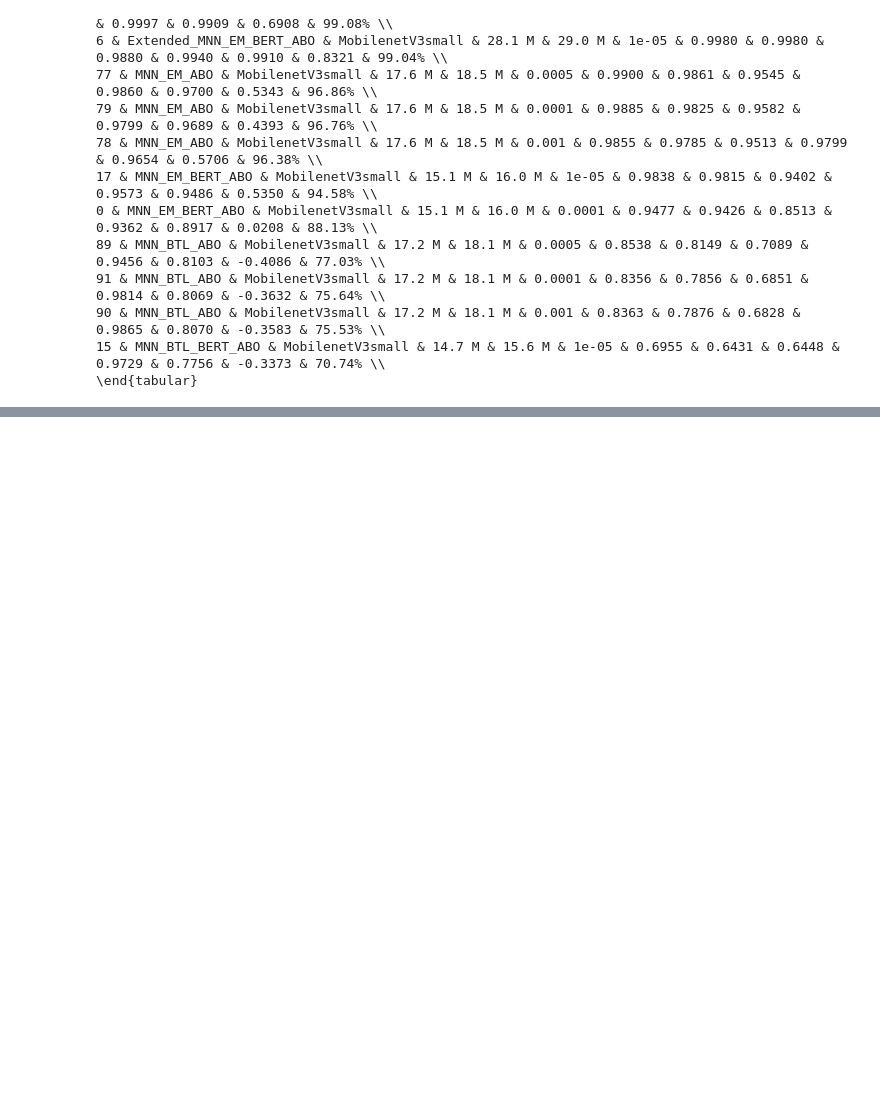
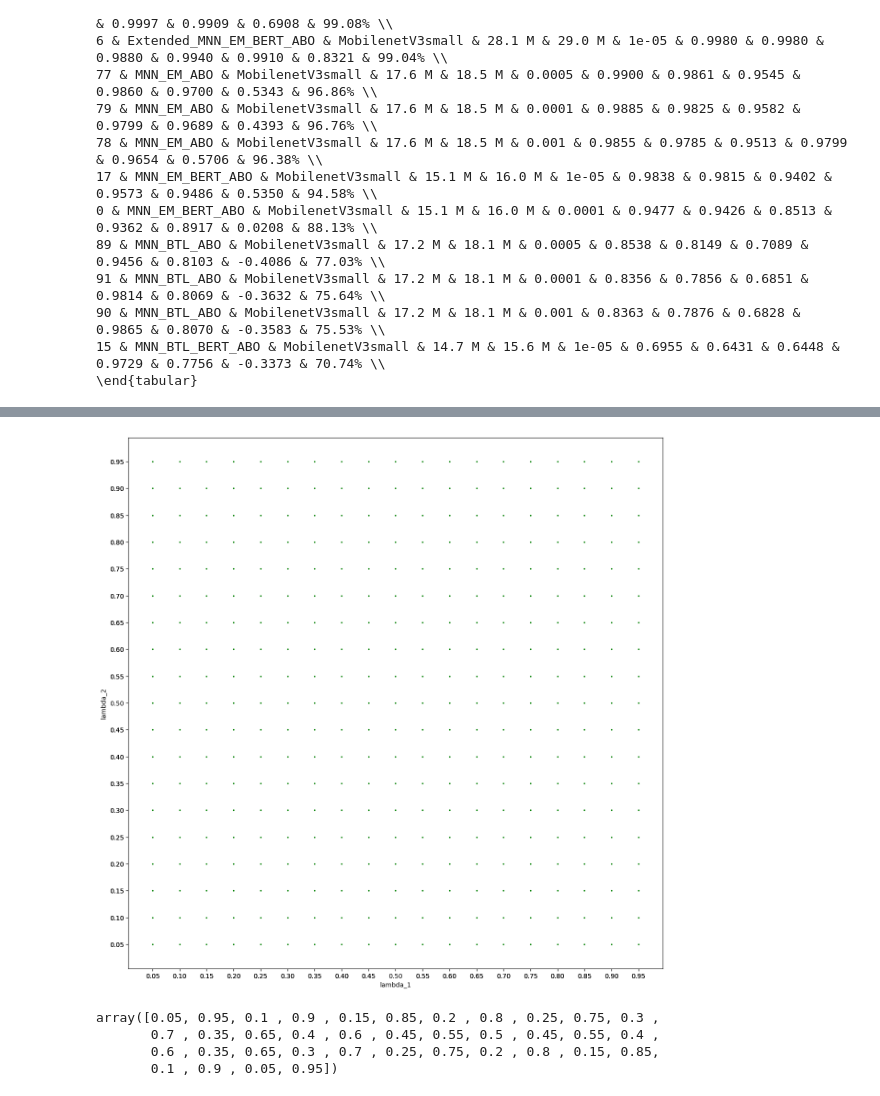
Before and after one commit to slacrum/multimodal_product_matching, a Jupyter notebook: notebooks/visualize_results_amazon.ipynb, the cells around one changed output, grey strips where cells are left out. Drawn from its saved outputs; the diff is of its cells as text; code cells hidden in the pictures; blank space fills up the shorter version.

Commit message:
Add lambda experiments

```diff
--- a/notebooks/visualize_results_amazon.ipynb
+++ b/notebooks/visualize_results_amazon.ipynb
@@ -411,0 +450,3 @@ print(metrics_df[(metrics_df["Model name"].str.contains("BERT")) | (metrics_df["
+# %%
+metrics_df["lambda_1"] = metrics_df["Model name"].str.split("_").apply(lambda x: x[-4][1:])
+metrics_df["lambda_2"] = metrics_df["Model name"].str.split("_").apply(lambda x: x[-3])
@@ -411,0 +543,3 @@ print(metrics_df[(metrics_df["Model name"].str.contains("BERT")) | (metrics_df["
+# %%
+metrics_df_sorted = metrics_df[["lambda_1", "lambda_2", "Accuracy F-Score"]].sort_values(by=["lambda_1", "lambda_2"], ascending=True).drop([25, 38])
+metrics_df_sorted
@@ -411,0 +564,6 @@ print(metrics_df[(metrics_df["Model name"].str.contains("BERT")) | (metrics_df["
+# %%
+lambda_1 = metrics_df_sorted["lambda_1"].values.astype(float)
+lambda_2 = metrics_df_sorted["lambda_2"].values.astype(float)
+accuracy = metrics_df_sorted["Accuracy F-Score"].values.astype(float)
+# %%
+X, Y = np.meshgrid(lambda_1[::2], lambda_2[::2])
@@ -411,0 +572,11 @@ print(metrics_df[(metrics_df["Model name"].str.contains("BERT")) | (metrics_df["
+# %%
+fig, ax = plt.subplots(figsize=(15,15))
+
+ax.scatter(X.tolist(), Y.tolist(), color="green", s=2)
+ax.set_xlabel('lambda_1')
+ax.set_ylabel('lambda_2')
+plt.xticks(lambda_1)
+plt.yticks(lambda_2)
+plt.show()
+# %% [output]
+[figure, added]
@@ -411,0 +585,7 @@ print(metrics_df[(metrics_df["Model name"].str.contains("BERT")) | (metrics_df["
+# %%
+lambda_2
+# %% [output]
+array([0.05, 0.95, 0.1 , 0.9 , 0.15, 0.85, 0.2 , 0.8 , 0.25, 0.75, 0.3 ,
+       0.7 , 0.35, 0.65, 0.4 , 0.6 , 0.45, 0.55, 0.5 , 0.45, 0.55, 0.4 ,
+       0.6 , 0.35, 0.65, 0.3 , 0.7 , 0.25, 0.75, 0.2 , 0.8 , 0.15, 0.85,
+       0.1 , 0.9 , 0.05, 0.95])
```
Also changed, not shown: parts of 21 cells of this notebook.
